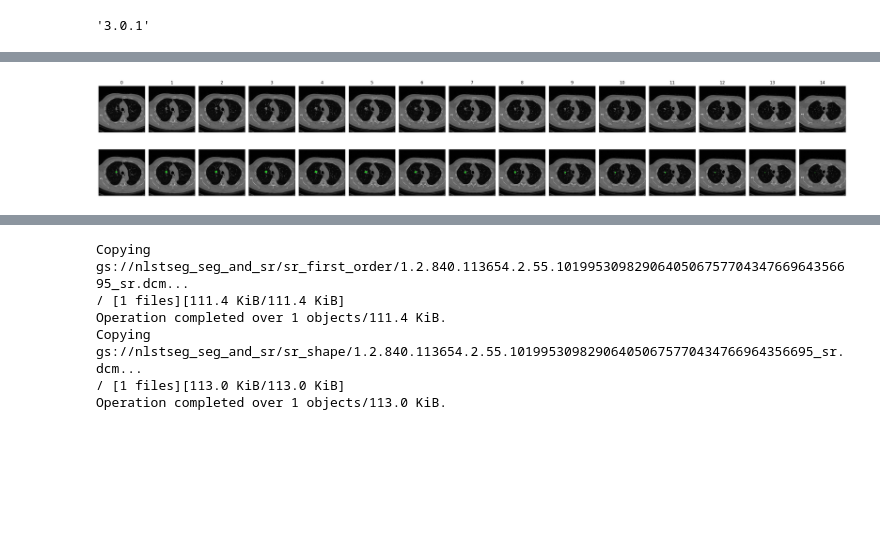
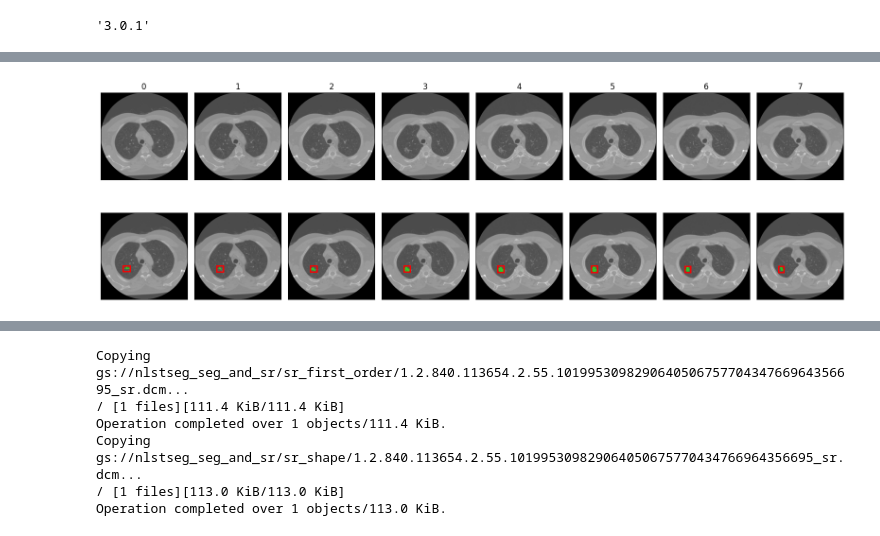
Before and after one commit to deepakri201/NLSTNatureSciData, a Jupyter notebook: UsageNotes/parseSEGandSR.ipynb, the cells around one changed output, grey strips where cells are left out. Drawn from its saved outputs; the diff is of its cells as text; code cells hidden in the pictures; blank space fills up the shorter version.

```diff
--- a/UsageNotes/parseSEGandSR.ipynb
+++ b/UsageNotes/parseSEGandSR.ipynb
@@ -261,6 +328,8 @@ Image Orientation Patient set to : 1, 0, 0, 0, 1, 0
 # %%
+# Alternatively, we could read the SEG file using highdicom
+
 # Can also read the SEG file using highdicom
-seg = hd.seg.segread("/content/seg.dcm")
+seg = hd.seg.segread(NLSTSeg_filename)
 
 # Get the source images from this segmentation
 sop_uid_list = []
@@ -365,0 +597,13 @@ df_plot
+# %%
+# Now let's join the df_seg_plot with the df_sr to create df_plot
+
+df_sr_subset = df_sr.copy(deep=True)
+df_sr_subset = df_sr_subset[['ReferencedSOPInstanceUID', 'x0', 'y0', 'width', 'height']]
+
+# keep all of the boxes/seg
+df_plot = pd.merge(df_seg_plot, df_sr_subset, left_on='SOPInstanceUID', right_on='ReferencedSOPInstanceUID', how='outer')
+
+# Now reorder by mask_slice
+df_plot = df_plot.sort_values(by="mask_slice")
+
+df_plot
@@ -366,14 +620,15 @@ df_plot
 # %%
-num_overlapping_slices = len(df_plot)
-print('num_overlapping_slices: ' + str(num_overlapping_slices))
+### Plot the bounding boxes and lesion segmentations ###
 
 num_rows = 2
-num_columns = num_overlapping_slices
-print('num_rows: ' + str(num_rows))
-print('num_columns: ' + str(num_columns))
-fig, ax = plt.subplots(nrows=num_rows, ncols=num_columns, figsize=(num_overlapping_slices*2, 6), constrained_layout=True)
+num_columns = len(df_plot)
 
-for n in range(0,num_overlapping_slices):
+plot_lesion = 1
+plot_bounding_box = 1
+
+fig, ax = plt.subplots(nrows=num_rows, ncols=num_columns, figsize=(num_columns*2, 6), constrained_layout=True)
+
+for n in range(0,num_columns):
 
   col_index = n
 
@@ -391,19 +646,41 @@ for n in range(0,num_overlapping_slices):
   ax[0,col_index].get_yaxis().set_visible(False)
   ax[0,col_index].set_title(str(n))
 
-  # Row for the CT image + nodule
-  row_index = 1
-  ax[row_index,col_index].imshow(img, cmap='gray')
-  ax[row_index,col_index].get_xaxis().set_visible(False)
-  ax[row_index,col_index].get_yaxis().set_visible(False)
-  # Add the tumor segmentation for now
-  # Add the segmentation to the plot
-  mask_slice = mask_data[n,:,:]
-  # ax[row_index,col_index].imshow(mask_slice, cmap='Reds', alpha=0.3)
-  overlay = np.zeros((*mask_slice.shape, 4))
-  # overlay[mask_slice > 0] = (*plt.cm.get_cmap('Blues')(1)[:3], 0.3)  # RGB + alpha
-  overlay[mask_slice > 0] = (0, 1, 0, 0.6)  # RGB + alpha
-  ax[row_index,col_index].imshow(overlay)
+  # Set the value of 'plot_lesion' and 'plot_bounding_box'
+  if np.isnan(df_plot['mask_slice'].values[n]):
+    plot_lesion = 0
+  else:
+    plot_lesion = 1
+  if np.isnan(df_plot['width'].values[n]):
+    plot_bounding_box = 0
+  else:
+    plot_bounding_box = 1
+
+  if (plot_lesion):
+    # Row for the CT image + nodule
+    row_index = 1
+    ax[row_index,col_index].imshow(img, cmap='gray')
+    ax[row_index,col_index].get_xaxis().set_visible(False)
+    ax[row_index,col_index].get_yaxis().set_visible(False)
+    # Add the tumor segmentation for now
+    # Add the segmentation to the plot
+    # mask_slice = mask_data[n,:,:]
+    mask_slice = mask_data[df_plot['mask_slice'].values[n]] # the index might be different
+
+    # ax[row_index,col_index].imshow(mask_slice, cmap='Reds', alpha=0.3)
+    overlay = np.zeros((*mask_slice.shape, 4))
+    # overlay[mask_slice > 0] = (*plt.cm.get_cmap('Blues')(1)[:3], 0.3)  # RGB + alpha
+    overlay[mask_slice > 0] = (0, 1, 0, 0.6)  # RGB + alpha
+    ax[row_index,col_index].imshow(overlay)
+
+  if (plot_bounding_box):
+    xmin = df_plot['x0'].values[n]
+    ymin = df_plot['y0'].values[n]
+    width = df_plot['width'].values[n]
+    height = df_plot['height'].values[n]
+    rect = patches.Rectangle((xmin, ymin), width, height, edgecolor='red', facecolor='none', linewidth=2)
+    ax[row_index,col_index].add_patch(rect)
+
 
 plt.tight_layout()
 plt.show()
@@ -414 +688 @@ num_columns: 15
-[figure, old version]
+[figure, new version]
```
Also changed, not shown: parts of 43 cells of this notebook.
